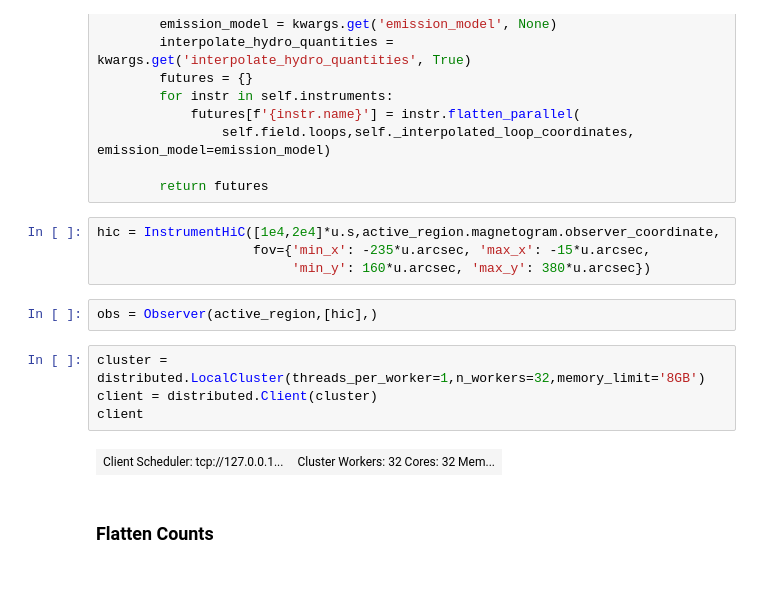
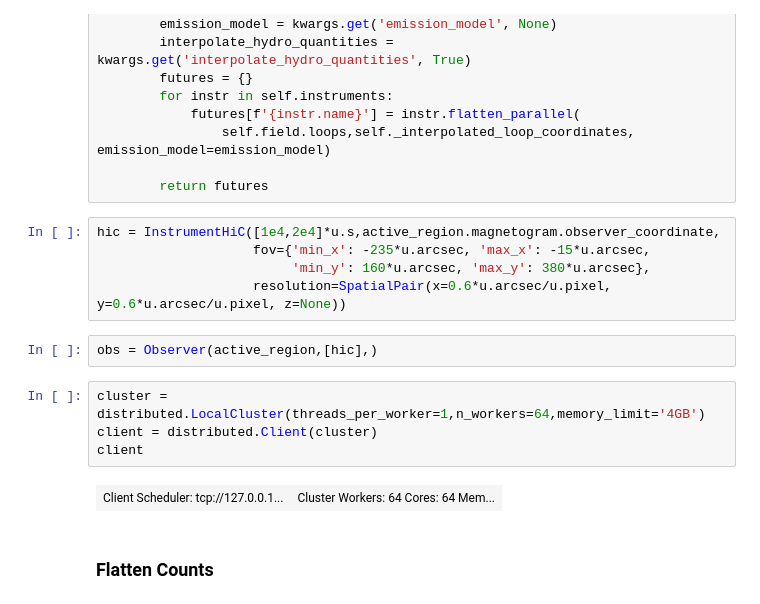
Before and after one commit to wtbarnes/hi_c_simulation, a Jupyter notebook: detect.ipynb, the cells around one changed output. Cells and saved outputs as stored; diff of their text form.

```diff
--- a/detect.ipynb
+++ b/detect.ipynb
@@ -80,15 +81,16 @@ class Observer(ObserverParallel):
 # %%
 hic = InstrumentHiC([1e4,2e4]*u.s,active_region.magnetogram.observer_coordinate,
                     fov={'min_x': -235*u.arcsec, 'max_x': -15*u.arcsec,
-                         'min_y': 160*u.arcsec, 'max_y': 380*u.arcsec})
+                         'min_y': 160*u.arcsec, 'max_y': 380*u.arcsec},
+                    resolution=SpatialPair(x=0.6*u.arcsec/u.pixel, y=0.6*u.arcsec/u.pixel, z=None))
 # %%
 obs = Observer(active_region,[hic],)
 # %%
-cluster = distributed.LocalCluster(threads_per_worker=1,n_workers=32,memory_limit='8GB')
+cluster = distributed.LocalCluster(threads_per_worker=1,n_workers=64,memory_limit='4GB')
 client = distributed.Client(cluster)
 client
 # %% [output]
-| Client Scheduler: tcp://127.0.0.1... | Cluster Workers: 32 Cores: 32 Mem... |
+| Client Scheduler: tcp://127.0.0.1... | Cluster Workers: 64 Cores: 64 Mem... |
 # %% [markdown]
 ### Flatten Counts
 # %%
```
Also changed, not shown: parts of 10 cells of this notebook.
